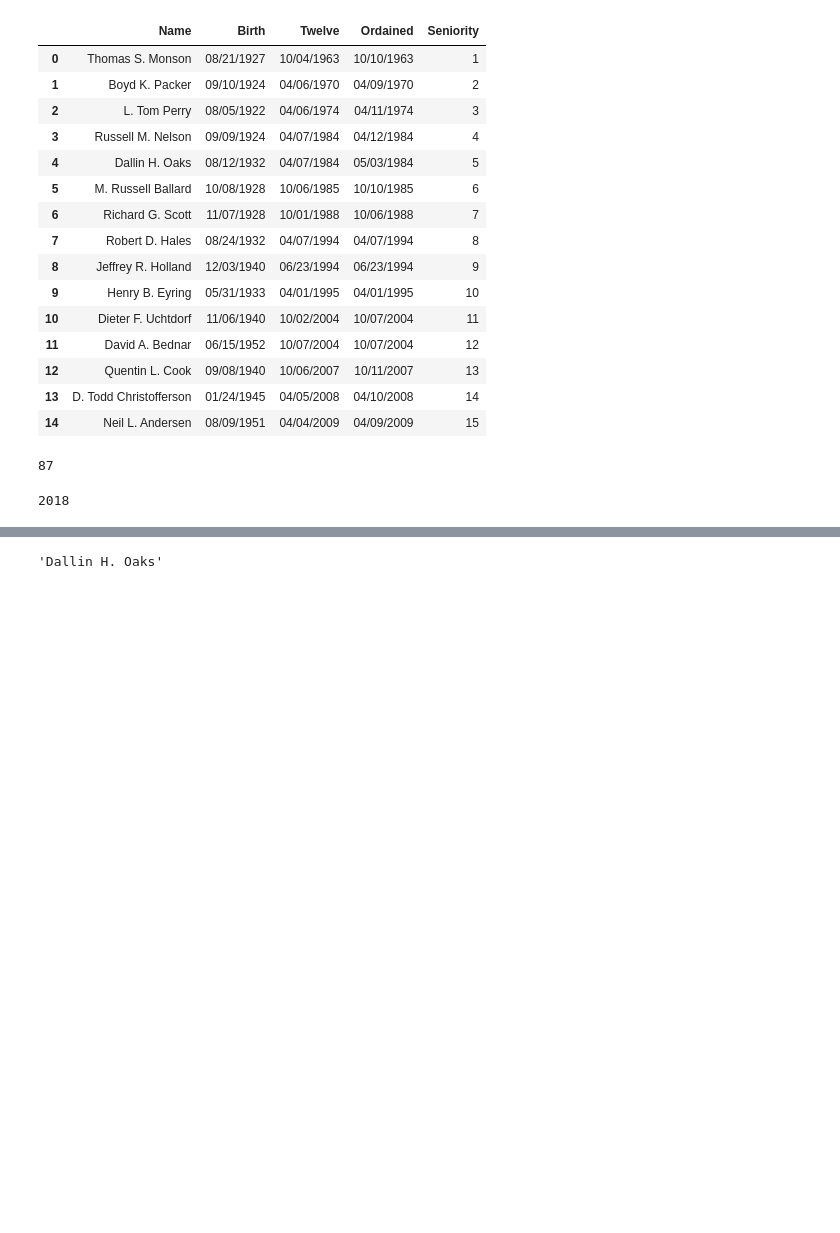
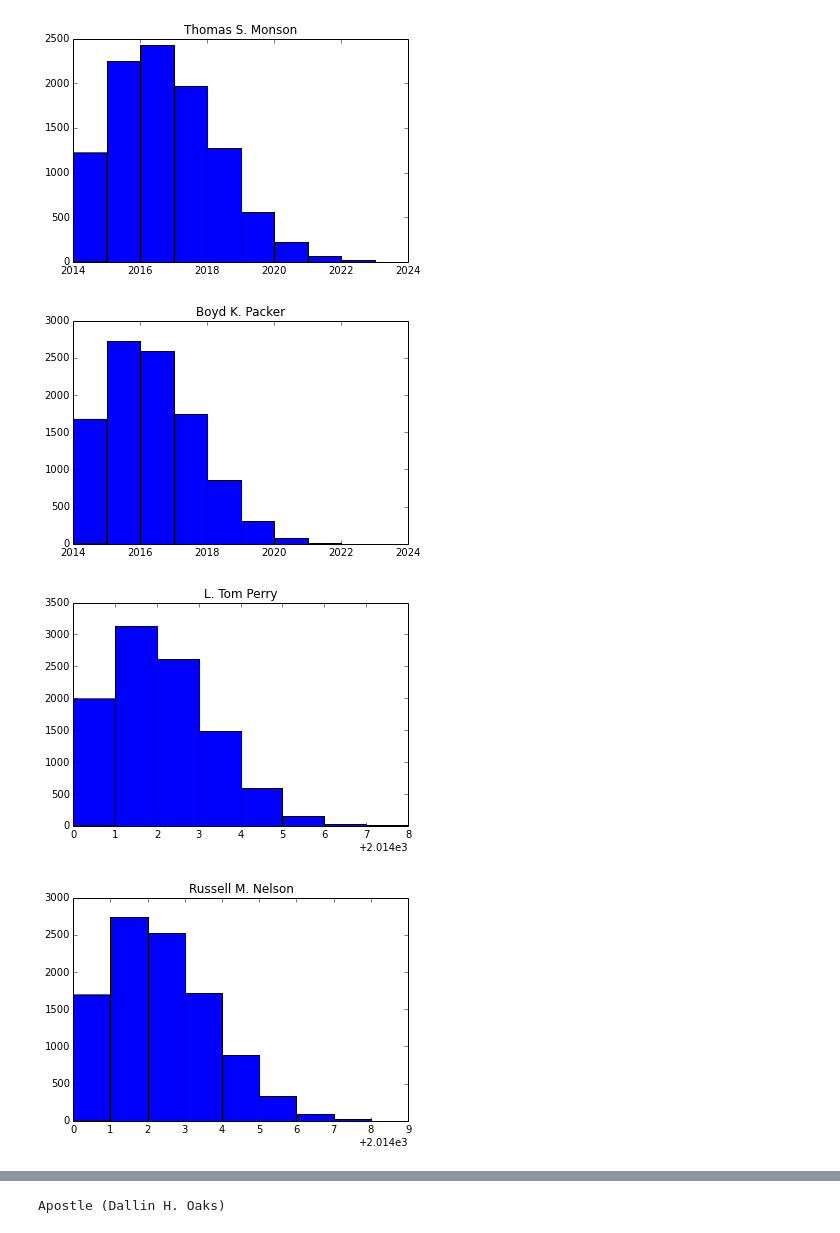
Before and after one commit to philngo/mormon-prophets, a Jupyter notebook: prophet-calculations.ipynb, the cells around one changed output, grey strips where cells are left out. Drawn from its saved outputs; the diff is of its cells as text; code cells hidden in the pictures; blank space fills up the shorter version.

```diff
--- a/prophet-calculations.ipynb
+++ b/prophet-calculations.ipynb
@@ -64,6 +17,3 @@ life_table = np.ones((l,l))
 for i in range(0,l,1):
     for j in range(i,l,1):
         life_table[i][j]=np.prod(1 - prob_death[i:j+1])
-# %%
-for i in range(l):
-    print life_table[i][i]
@@ -90,22 +31,3 @@ apostle_data = pd.read_csv('data/apostles.csv')
-# %%
-apostle_data
-# %% [output]
-|  | Name | Birth | Twelve | Ordained | Seniority |
-| 0 | Thomas S. Monson | 08/21/1927 | 10/04/1963 | 10/10/1963 | 1 |
-| 1 | Boyd K. Packer | 09/10/1924 | 04/06/1970 | 04/09/1970 | 2 |
-| 2 | L. Tom Perry | 08/05/1922 | 04/06/1974 | 04/11/1974 | 3 |
-| 3 | Russell M. Nelson | 09/09/1924 | 04/07/1984 | 04/12/1984 | 4 |
-| 4 | Dallin H. Oaks | 08/12/1932 | 04/07/1984 | 05/03/1984 | 5 |
-| 5 | M. Russell Ballard | 10/08/1928 | 10/06/1985 | 10/10/1985 | 6 |
-| 6 | Richard G. Scott | 11/07/1928 | 10/01/1988 | 10/06/1988 | 7 |
-| 7 | Robert D. Hales | 08/24/1932 | 04/07/1994 | 04/07/1994 | 8 |
-| 8 | Jeffrey R. Holland | 12/03/1940 | 06/23/1994 | 06/23/1994 | 9 |
-| 9 | Henry B. Eyring | 05/31/1933 | 04/01/1995 | 04/01/1995 | 10 |
-| 10 | Dieter F. Uchtdorf | 11/06/1940 | 10/02/2004 | 10/07/2004 | 11 |
-| 11 | David A. Bednar | 06/15/1952 | 10/07/2004 | 10/07/2004 | 12 |
-| 12 | Quentin L. Cook | 09/08/1940 | 10/06/2007 | 10/11/2007 | 13 |
-| 13 | D. Todd Christofferson | 01/24/1945 | 04/05/2008 | 04/10/2008 | 14 |
-| 14 | Neil L. Andersen | 08/09/1951 | 04/04/2009 | 04/09/2009 | 15 |
 # %%
 class Apostle:
     def __init__(self,name,birth,twelve,ordained,seniority):
@@ -115,17 +37,31 @@ class Apostle:
         self.ordained=datetime.strptime(ordained,'%m/%d/%Y')
         self.seniority=seniority
 
+    def __str__(self):
+        return "Apostle ({})".format(self.name)
+
     def age(self,year):
         return year-self.birth.year
 
-    def death_year(self,life_table):
+    def current_age(self):
         current_year = datetime.now().year
-        age=self.age(current_year)
-        age_of_death = np.argmax(life_table[age]<.5)
+        return self.age(current_year)
+
+    def most_probable_death_year(self,life_table):
+        current_age = self.current_age()
+        age_of_death = np.argmax(life_table[current_age]<.5)
         return self.birth.year + age_of_death
 
-    def is_alive(self,year,life_table):
-        return year <= self.death_year(life_table)
+    def most_probable_life_state(self,year,life_table):
+        return year <= self.most_probable_death_year(life_table)
+
+    def simulate_death_year(self,life_table):
+        death_year = np.argmin(life_table[self.current_age()] > np.random.random(len(life_table[0])))
+        return self.birth.year + death_year
+
+    def simulate_life_state(self,year,life_table):
+        life_state = self.simulate_death_year(life_table)
+        return year <= self.simulate_death_year(life_table)
 # %%
 apostles = []
 for i,row in apostle_data.iterrows():
@@ -143,8 +87,14 @@ def prophet_in_year(apostles,year):
-# %%
-apostles[0].age(2014)
-# %% [output]
-87
-# %%
-apostles[0].death_year(life_table)
-# %% [output]
-2018
+# %%
+for apostle in apostles:
+    death_year_dist = []
+    for i in range(10000):
+        death_year_dist.append(apostle.simulate_death_year(life_table))
+
+    plt.hist(death_year_dist,bins=range(2014,2040))
+    plt.title(apostle.name)
+    plt.show()
+# %% [output]
+[figure, added]
+[figure, added]
+[figure, added]
+[figure, added]
@@ -151,6 +107,6 @@ apostles[0].death_year(life_table)
 # %%
-prophet_in_year(apostles,2020)
+print most_probable_prophet_in_year(apostles,2020,life_table)
 # %% [output]
-'Dallin H. Oaks'
+Apostle (Dallin H. Oaks)
 # %%
 for year in range(2014,2040):
```
Also changed, not shown: parts of 13 cells of this notebook.
